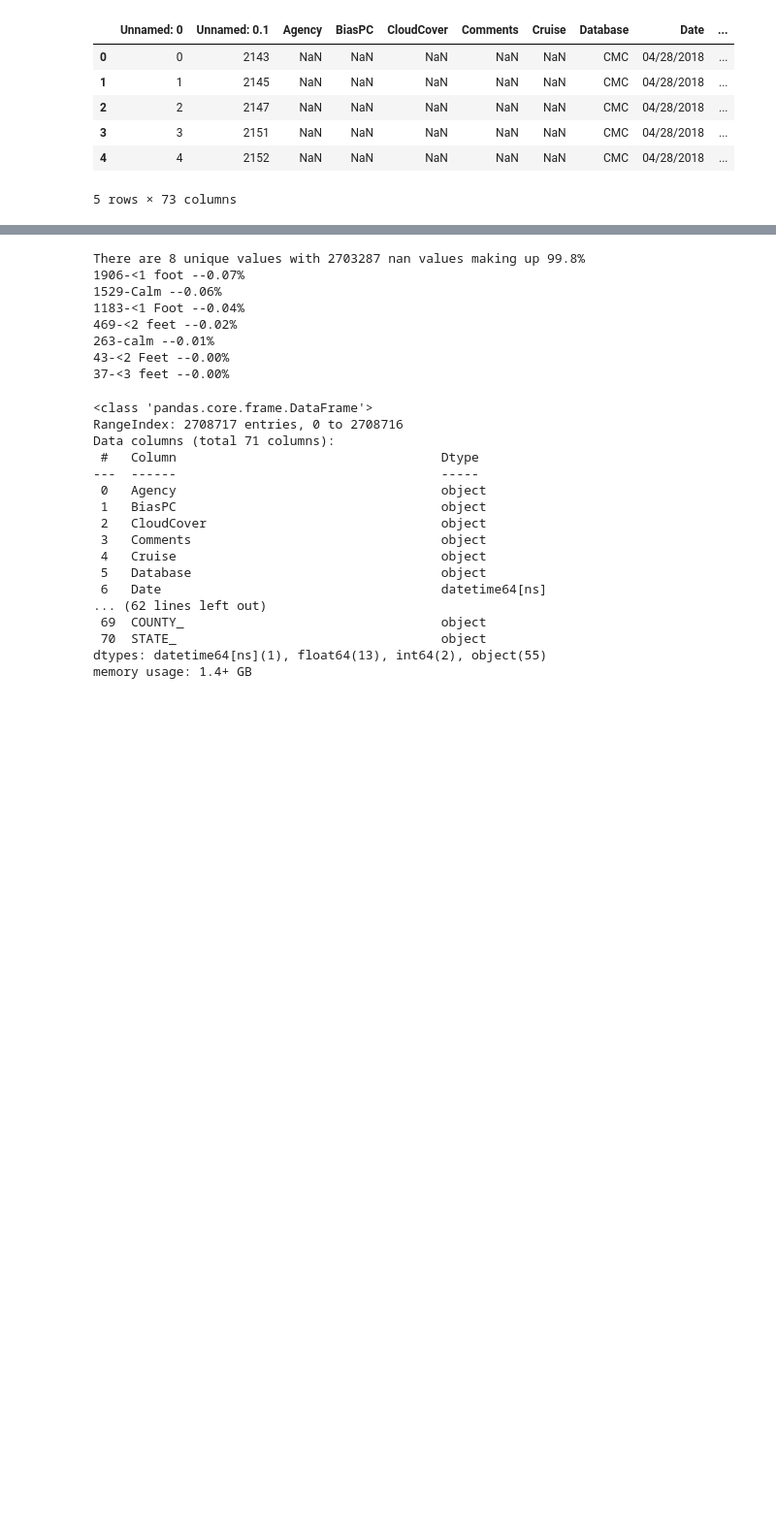
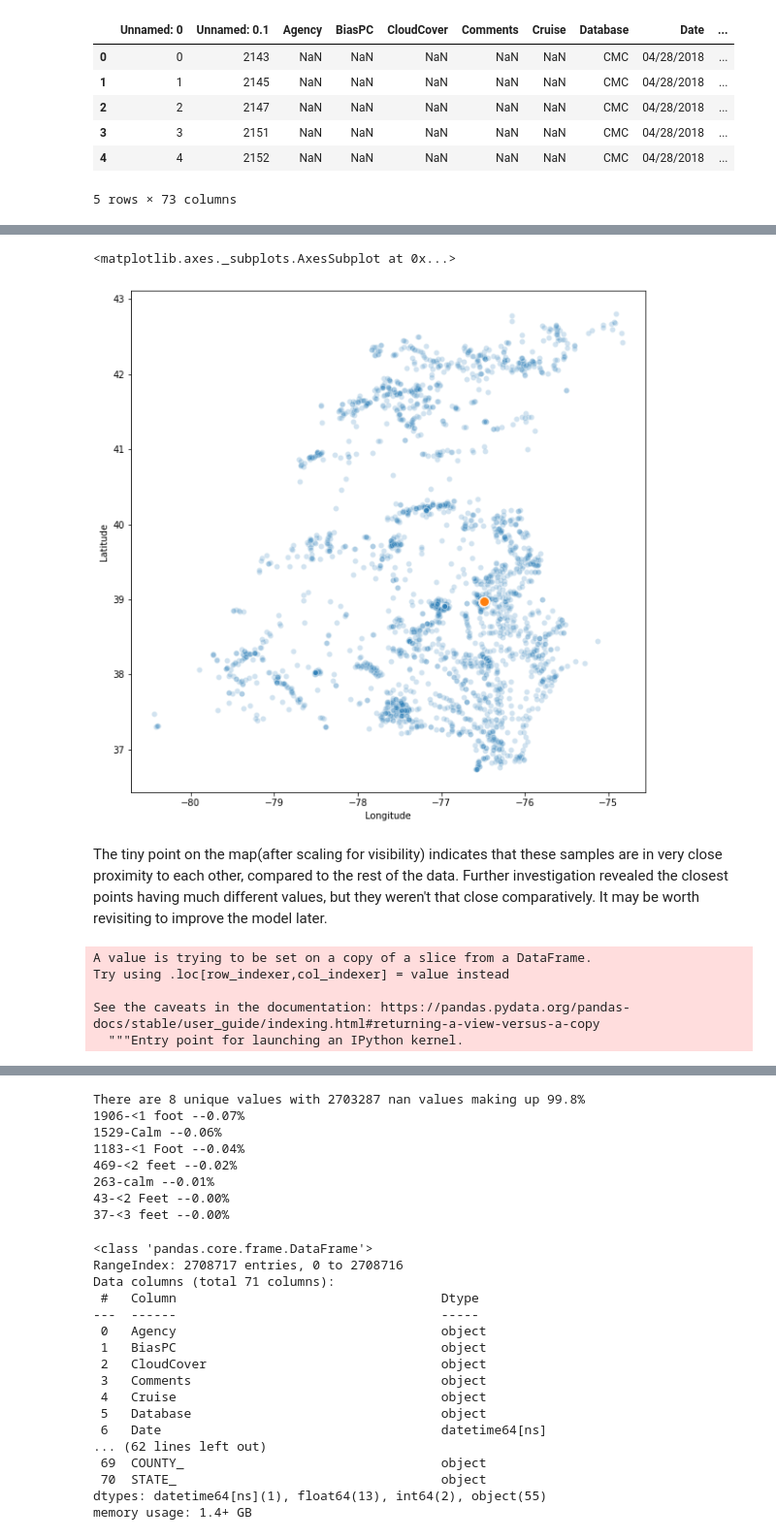
Before and after one commit to coreyryanhanson/hackthebay, a Jupyter notebook: datagathering.ipynb, the cells around one changed output, grey strips where cells are left out. Shown at 97% size. Saved outputs shown, nothing was run; the diff lists cells and outputs as text; code cells hidden in the pictures; blank space fills up the shorter version.

Commit message:
data cleaning

```diff
--- a/datagathering.ipynb
+++ b/datagathering.ipynb
@@ -52,5 +55,3 @@ water_final.head()
 | 3 | 3 | 2151 | NaN | NaN | NaN | NaN | NaN | CMC | 04/28/2018 | ... |
 | 4 | 4 | 2152 | NaN | NaN | NaN | NaN | NaN | CMC | 04/28/2018 | ... |
 5 rows × 73 columns
-# %%
-df = water_final.copy()
@@ -220,0 +58,36 @@ Name: 0, dtype: object
+# %%
+def preliminary_cleaning(orig_df):
+
+    df = orig_df.copy()
+    # Combining the Date and Time parameters into a single Datetime Object
+    df["Date"] = df["Date"]+"-"+df["Time"]
+    df["Date"] = pd.to_datetime(df["Date"])
+
+    # The Station identifiers are unique between the two datasets so they can be merged into a single column.
+    df['Station'] = np.where(df['Station'].isnull(), df['StationCode'], df['Station'])
+
+    # It will be easier to compare observed tide data by combining them into the same column first.
+    df["Tidal Stage"] = df["Tidal Stage"].map(standardize_CMC_tidal_strings)
+    df['TideStage'] = np.where(df['TideStage'].isnull(), df['Tidal Stage'], df['TideStage'])
+
+    # Regex cleanup of weather conditions field.
+    df["Weather Conditions Today"]=df["Weather Conditions Today"].map(standardize_CMC_weather_strings)
+    df["Weather Conditions Yesterday"]=df["Weather Conditions Yesterday"].map(standardize_CMC_weather_strings)
+
+    # Regex cleanup of wind speed field.
+    df["WindSpeed"] = df["WindSpeed"].map(standardize_CMC_wind_strings)
+
+    # Regex cleanup of the Water Surfaces field
+    df["Water Surfaces"] = df["Water Surfaces"].map(standardize_CMC_water_surf_strings)
+
+    # Dropping indexes, redundancies, and qualitative data that won't be used in model.
+    df.drop(columns = ["Unnamed: 0", "Unnamed: 0.1", "FieldActivityRemark", "PrecisionPC", "Comments",
+                       "Time", "Other Comments", "Other Conditions", "StationCode", "StationName",
+                       "Tidal Stage", "ModifiedDate", "Water Color", "Water Color Description",
+                       "Water Odor", "Water Odor Description", "state", 'COUNTY_', 'STATE_', "Lab"], inplace=True)
+
+    # Reducing observations to parameters for model
+    df = df[(df["ParameterName_CBP"]=="WATER TEMPERATURE DEG") | (df["ParameterName_CBP"]=="SPECIFIC CONDUCTIVITY") |
+        (df["ParameterName_CBP"]=="AIR TEMPERATURE DEG")]
+    return df
+df = preliminary_cleaning(water_final)
@@ -220,0 +192,17 @@ Name: 0, dtype: object
+# %%
+plt.figure(figsize=(10,10))
+sns.scatterplot(x="Longitude", y="Latitude", data=df[df["Parameter"]!="CO.2"].groupby("Station").first(), alpha=.2)
+sns.scatterplot(x="Longitude", y="Latitude", data=df[df["Parameter"]=="CO.2"].groupby("Station").first(), **{"s":100})
+# %% [output]
+<matplotlib.axes._subplots.AxesSubplot at 0x...>
+[figure, added]
+# %% [markdown]
+The tiny point on the map(after scaling for visibility) indicates that these samples are in very close proximity to each other, compared to the rest of the data. Further investigation revealed the closest points having much different values, but they weren't that close comparatively. It may be worth revisiting to improve the model later.
+# %%
+df[df["Parameter"]=="CO.2"]["MeasureValue"] *= 1000
+# %% [output]
+A value is trying to be set on a copy of a slice from a DataFrame.
+Try using .loc[row_indexer,col_indexer] = value instead
+
+See the caveats in the documentation: https://pandas.pydata.org/pandas-docs/stable/user_guide/indexing.html#returning-a-view-versus-a-copy
+  """Entry point for launching an IPython kernel.
```
Also changed, not shown: parts of 44 cells of this notebook, 1 other file.
